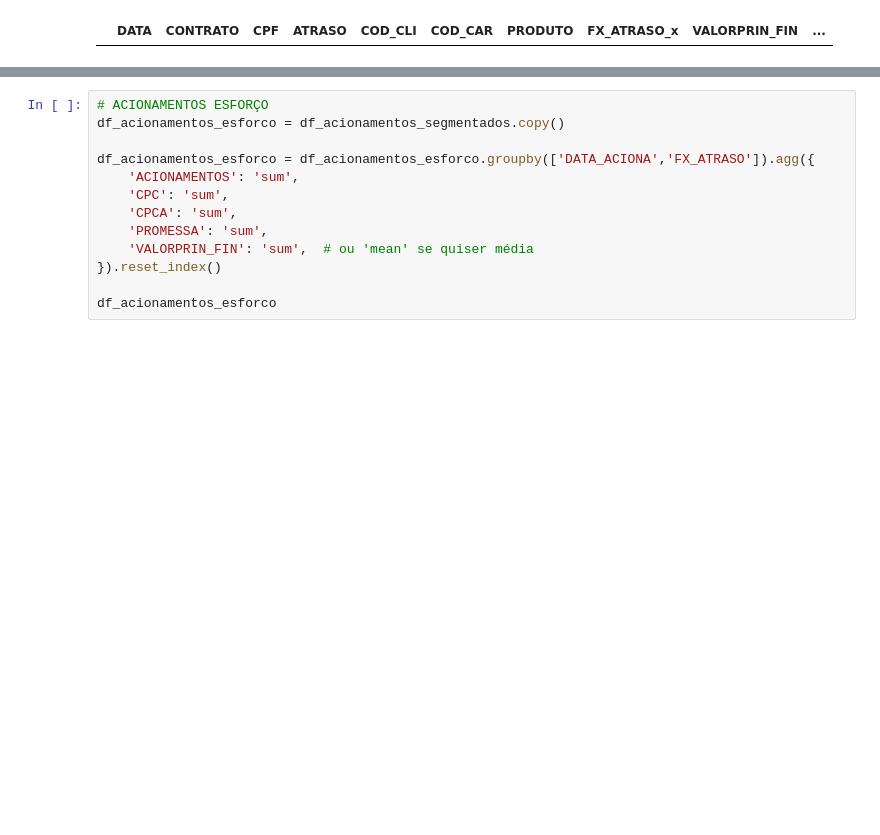
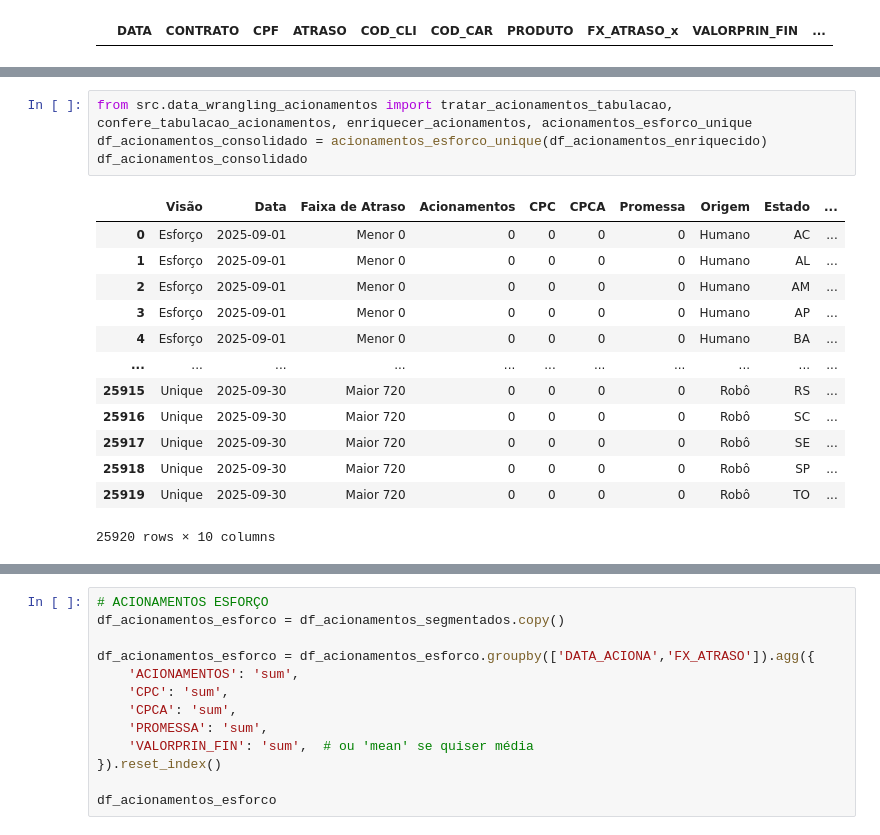
Before and after one commit to Claudiano-alves/Data-Analysis-Portfolio, a Jupyter notebook: Projects/Ouze/data_wrangling.ipynb, the cells around one changed output, grey strips where cells are left out. Cells and saved outputs as stored; diff of their text form; blank space fills up the shorter version.

```diff
--- a/Projects/Ouze/data_wrangling.ipynb
+++ b/Projects/Ouze/data_wrangling.ipynb
@@ -217 +518,19 @@ df_acionamentos_segmentado_
+# %%
+from src.data_wrangling_acionamentos import tratar_acionamentos_tabulacao, confere_tabulacao_acionamentos, enriquecer_acionamentos, acionamentos_esforco_unique
+df_acionamentos_consolidado = acionamentos_esforco_unique(df_acionamentos_enriquecido)
+df_acionamentos_consolidado
+# %% [output]
+|  | Visão | Data | Faixa de Atraso | Acionamentos | CPC | CPCA | Promessa | Origem | Estado | ... |
+| 0 | Esforço | 2025-09-01 | Menor 0 | 0 | 0 | 0 | 0 | Humano | AC | ... |
+| 1 | Esforço | 2025-09-01 | Menor 0 | 0 | 0 | 0 | 0 | Humano | AL | ... |
+| 2 | Esforço | 2025-09-01 | Menor 0 | 0 | 0 | 0 | 0 | Humano | AM | ... |
+| 3 | Esforço | 2025-09-01 | Menor 0 | 0 | 0 | 0 | 0 | Humano | AP | ... |
+| 4 | Esforço | 2025-09-01 | Menor 0 | 0 | 0 | 0 | 0 | Humano | BA | ... |
+| ... | ... | ... | ... | ... | ... | ... | ... | ... | ... | ... |
+| 25915 | Unique | 2025-09-30 | Maior 720 | 0 | 0 | 0 | 0 | Robô | RS | ... |
+| 25916 | Unique | 2025-09-30 | Maior 720 | 0 | 0 | 0 | 0 | Robô | SC | ... |
+| 25917 | Unique | 2025-09-30 | Maior 720 | 0 | 0 | 0 | 0 | Robô | SE | ... |
+| 25918 | Unique | 2025-09-30 | Maior 720 | 0 | 0 | 0 | 0 | Robô | SP | ... |
+| 25919 | Unique | 2025-09-30 | Maior 720 | 0 | 0 | 0 | 0 | Robô | TO | ... |
+25920 rows × 10 columns
 # %%
```
Also changed, not shown: parts of 26 cells of this notebook, 18 other files.
